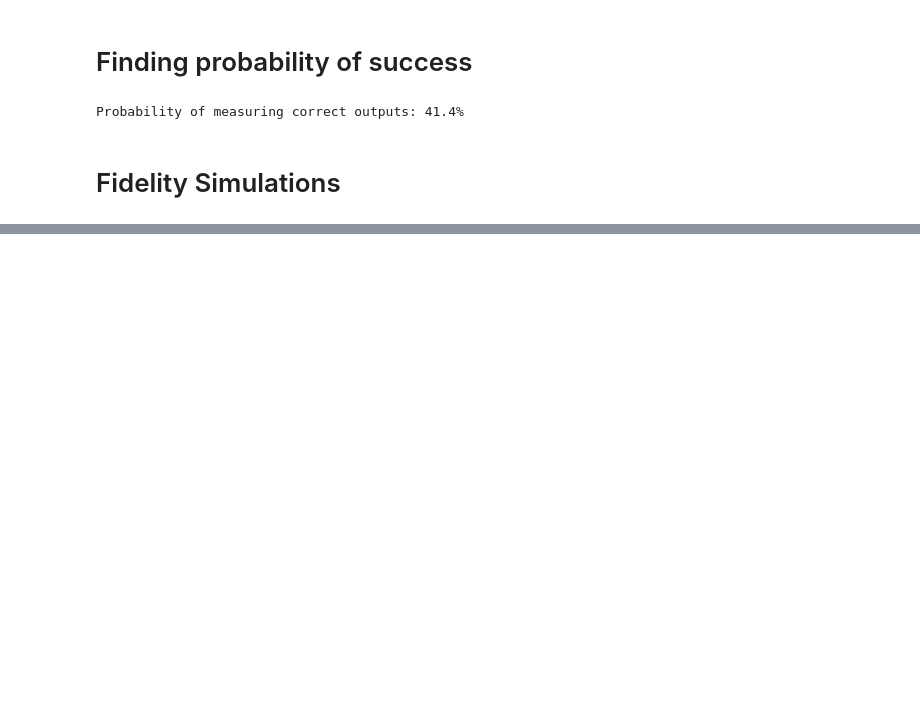
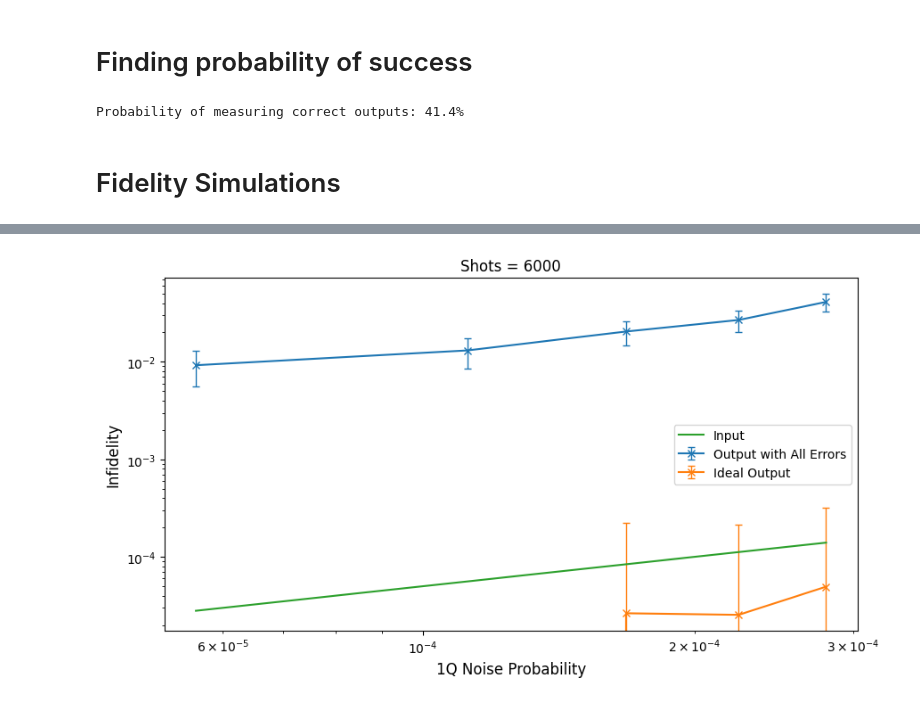
Before and after one commit to Sal7ySalt/Smallest-MSD-Protocol, a Jupyter notebook: Steane/21_qubits.ipynb, the cells around one changed output, grey strips where cells are left out. Drawn from its saved outputs; the diff is of its cells as text; code cells hidden in the pictures; blank space fills up the shorter version.

```diff
--- a/Steane/21_qubits.ipynb
+++ b/Steane/21_qubits.ipynb
@@ -440,0 +591,13 @@ plt.show()
+# %%
+all_fidelity = []
+all_fidelity_unc = []
+all_fidelity_ideal = []
+all_fidelity_unc_ideal = []
+for i in range(len(one_qubit_gate_error_prob)):
+    temp1 = sum_fid1[i] / correct1[i]
+    all_fidelity.append(temp1)
+    all_fidelity_unc.append( 1.96 * np.sqrt( (temp1)*(1 - temp1) / correct1[i]) )
+
+    temp2 = sum_fid2[i] / correct2[i]
+    all_fidelity_ideal.append(temp2)
+    all_fidelity_unc_ideal.append( 1.96 * np.sqrt( (temp2)*(1 - temp2) / correct2[i]) )
@@ -440,0 +612,32 @@ plt.show()
+# %%
+plt.figure(figsize=(9, 5))
+plt.errorbar(
+    one_qubit_gate_error_prob,
+    [1-f for f in all_fidelity],
+    yerr=all_fidelity_unc,
+    fmt=f'x-',
+    capsize=3,
+    elinewidth=1,
+    label='Output with All Errors'
+)
+plt.errorbar(
+    one_qubit_gate_error_prob,
+    [1-f for f in all_fidelity_ideal],
+    yerr=all_fidelity_unc_ideal,
+    fmt=f'x-',
+    capsize=3,
+    elinewidth=1,
+    label='Ideal Output'
+)
+plt.plot(one_qubit_gate_error_prob, [1-f for f in all_fidelity_input], label='Input')
+
+plt.xlabel("1Q Noise Probability", fontsize=12)
+plt.ylabel("Infidelity", fontsize=12)
+plt.title(f"Shots = {total_shots1}")
+plt.yscale('log')
+plt.xscale('log')
+plt.tight_layout()
+plt.legend()
+plt.show()
+# %% [output]
+[figure, added]
```
Also changed, not shown: parts of 23 cells of this notebook, 6 other files.
